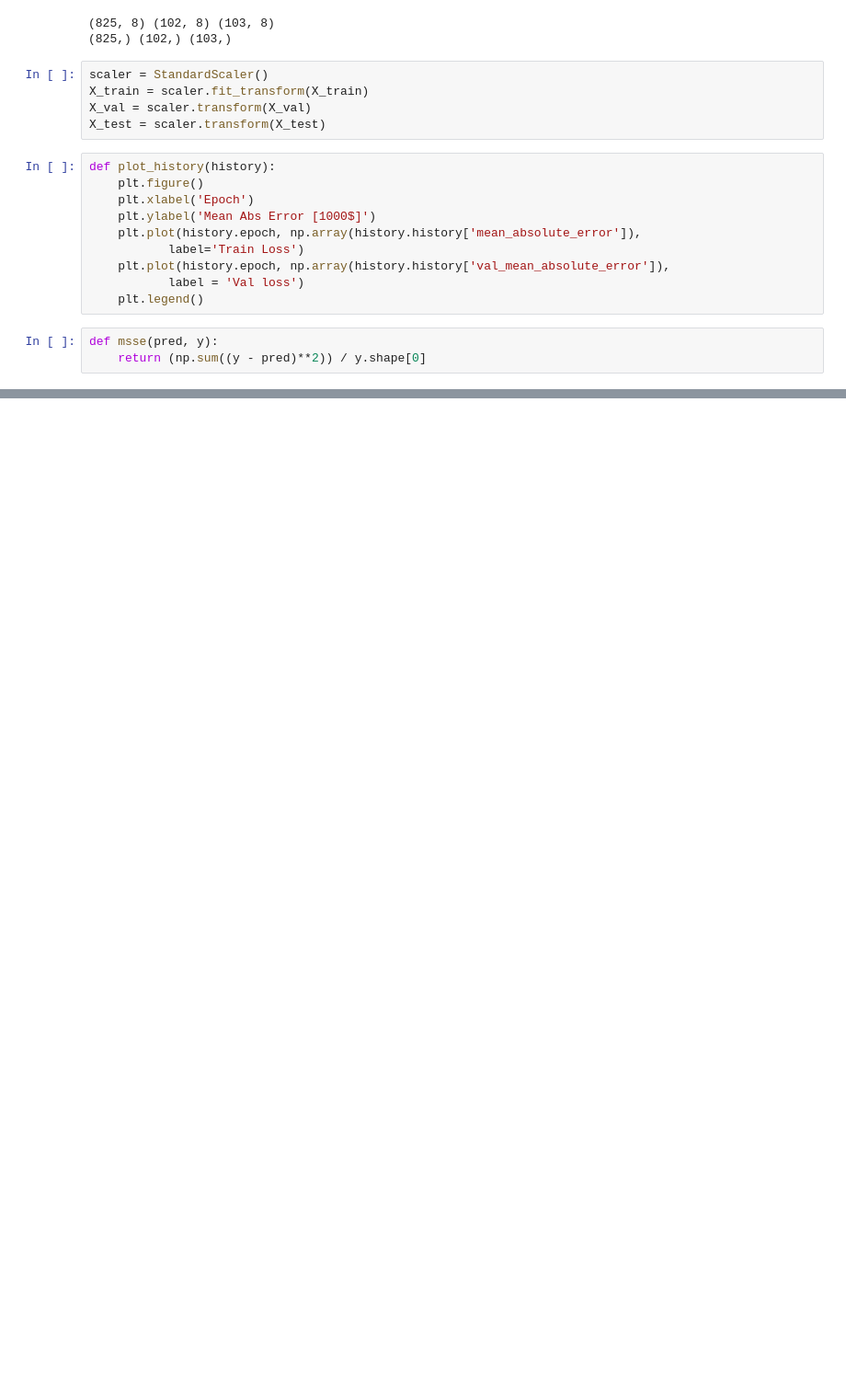
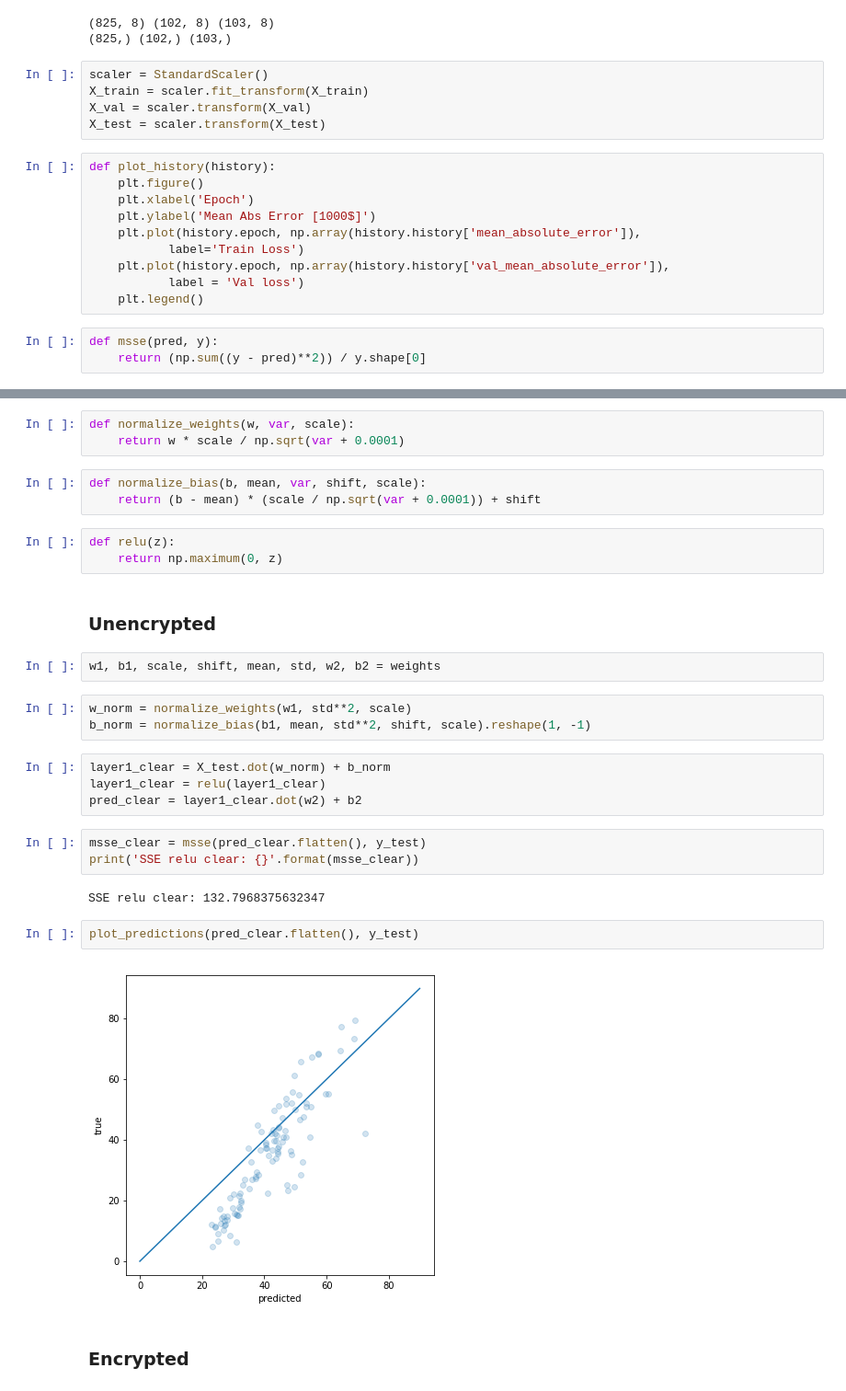
Before and after one commit to SimonMcDonnell/Dissertation, a Jupyter notebook: Concrete/models.ipynb, the cells around one changed output, grey strips where cells are left out. Shown at 92% size. Drawn from its saved outputs; the diff is of its cells as text; blank space fills up the shorter version.

```diff
--- a/Concrete/models.ipynb
+++ b/Concrete/models.ipynb
@@ -97,0 +134,31 @@ plot_history(history)
+# %%
+def normalize_weights(w, var, scale):
+    return w * scale / np.sqrt(var + 0.0001)
+# %%
+def normalize_bias(b, mean, var, shift, scale):
+    return (b - mean) * (scale / np.sqrt(var + 0.0001)) + shift
+# %%
+def relu(z):
+    return np.maximum(0, z)
+# %% [markdown]
+### Unencrypted
+# %%
+w1, b1, scale, shift, mean, std, w2, b2 = weights
+# %%
+w_norm = normalize_weights(w1, std**2, scale)
+b_norm = normalize_bias(b1, mean, std**2, shift, scale).reshape(1, -1)
+# %%
+layer1_clear = X_test.dot(w_norm) + b_norm
+layer1_clear = relu(layer1_clear)
+pred_clear = layer1_clear.dot(w2) + b2
+# %%
+msse_clear = msse(pred_clear.flatten(), y_test)
+print('SSE relu clear: {}'.format(msse_clear))
+# %% [output]
+SSE relu clear: 132.7968375632347
+# %%
+plot_predictions(pred_clear.flatten(), y_test)
+# %% [output]
+[figure, added]
+# %% [markdown]
+### Encrypted
```
Also changed, not shown: parts of 13 cells of this notebook, 1 other file.
